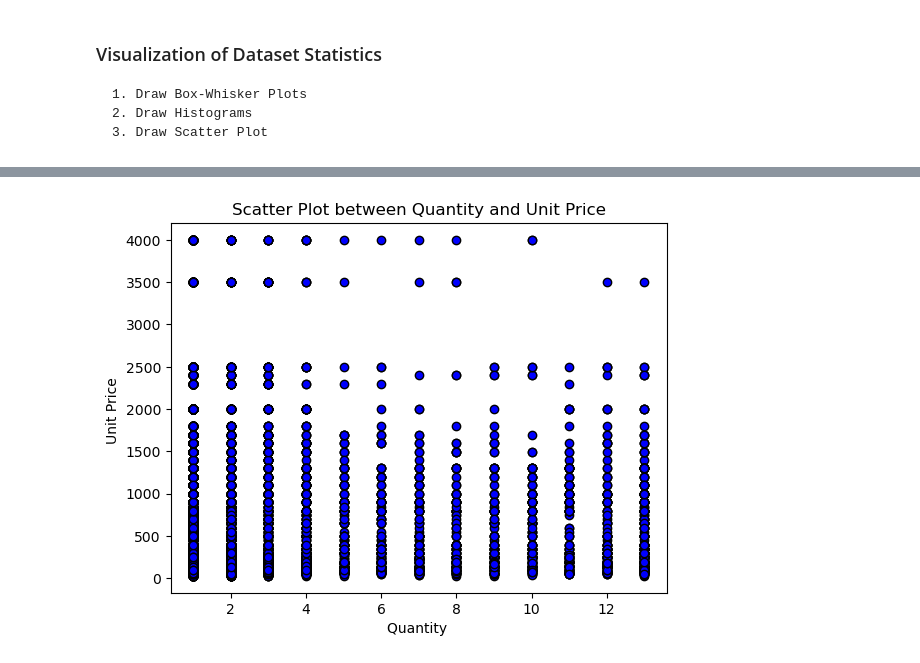
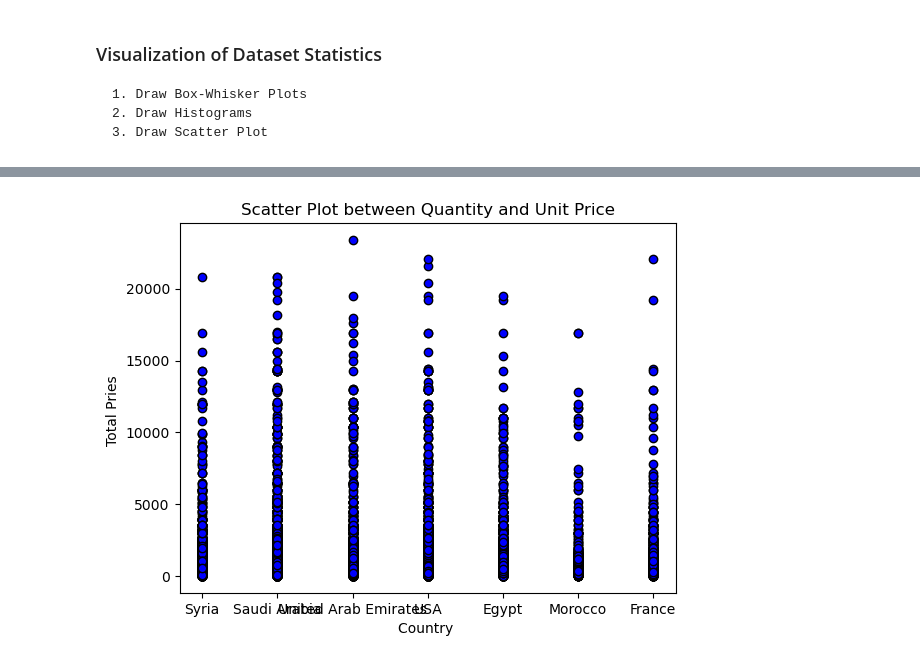
Before and after one commit to alksam/OrderProjekt, a Jupyter notebook: Orderprojekt.ipynb, the cells around one changed output, grey strips where cells are left out. Drawn from its saved outputs; the diff is of its cells as text; code cells hidden in the pictures.

```diff
--- a/Orderprojekt.ipynb
+++ b/Orderprojekt.ipynb
@@ -192,0 +249,10 @@ memory usage: 781.2+ KB
+# %%
+# Beregn samlet rabat pr. ordre'
+df['Cost'] = df['Total Pries'] - df['Discount'].fillna(0)
+# %%
+df.loc[df['Status']== True, 'Order Status'] = 'Done'
+df.loc[df['Status']== False, 'Order Status'] = 'Pending'
+df.loc[(df['Status']== False) & (df['Order Date']<= '2023-01-01'), 'Order Status'] = 'Canceled'
+# %%
+# Beregn antallet af ordrer pr. kategori
+df['Order per Category'] = df.groupby('Category')['Category'].transform('count')
@@ -197,0 +397,3 @@ memory usage: 781.2+ KB
+# %%
+# Konverter "Order Date" til datetime-format
+df['Order Date'] = pd.to_datetime(df['Order Date'], errors='coerce')
@@ -210,10 +422,10 @@ plt.show()
 # %%
-plt.scatter(df2['Quantity'], df2['Unit Price'], color='blue', edgecolor='black')
+plt.scatter(df['Country'], df['Total Pries'], color='blue', edgecolor='black')
 
 # Tilføj akse labels og titel
 plt.title('Scatter Plot between Quantity and Unit Price')
-plt.xlabel('Quantity ')
-plt.ylabel('Unit Price ')
+plt.xlabel('Country ')
+plt.ylabel('Total Pries ')
 plt.show()
 # %% [output]
-[figure, old version]
+[figure, new version]
```
Also changed, not shown: parts of 71 cells of this notebook.
